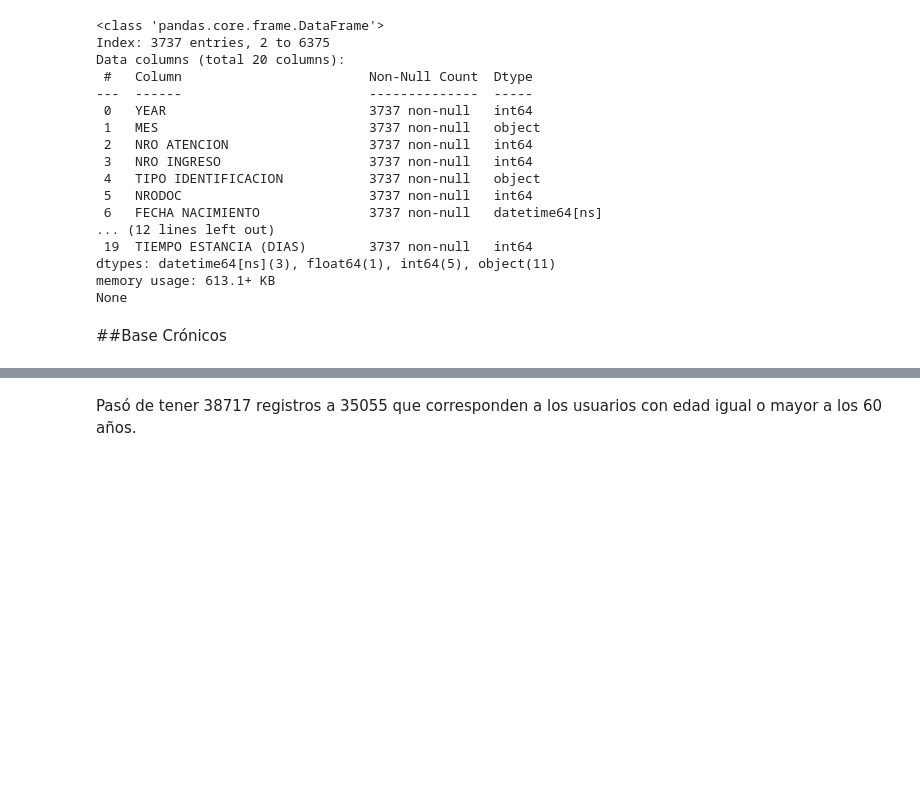
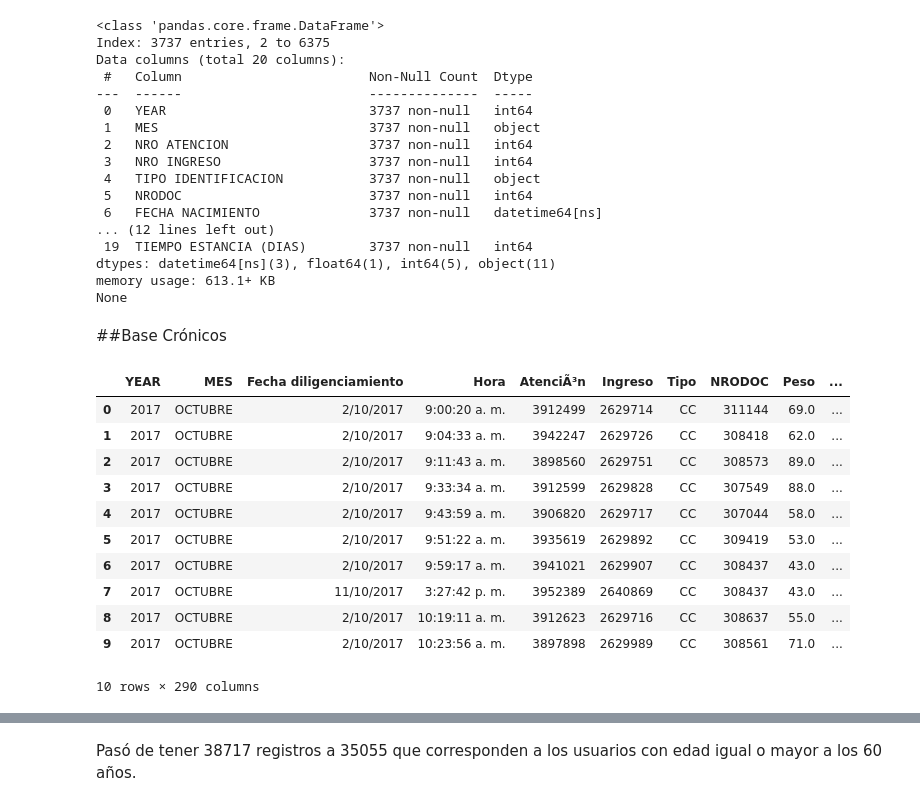
Before and after one commit to veronica1908/SALUD_E3_AIII, a Jupyter notebook: a_Preprocesamiento_y_analisis_exploratorio.ipynb, the cells around one changed output, grey strips where cells are left out. Drawn from its saved outputs; the diff is of its cells as text; code cells hidden in the pictures; blank space fills up the shorter version.

```diff
--- a/a_Preprocesamiento_y_analisis_exploratorio.ipynb
+++ b/a_Preprocesamiento_y_analisis_exploratorio.ipynb
@@ -295,3 +295,19 @@ memory usage: 613.1+ KB
 None
 # %% [markdown]
 ##Base Crónicos
+# %%
+# Analizamos que hay en la base de datos.
+df_cronicos.head(10)
+# %% [output]
+|  | YEAR | MES | Fecha diligenciamiento | Hora | AtenciÃ³n | Ingreso | Tipo | NRODOC | Peso | ... |
+| 0 | 2017 | OCTUBRE | 2/10/2017 | 9:00:20 a. m. | 3912499 | 2629714 | CC | 311144 | 69.0 | ... |
+| 1 | 2017 | OCTUBRE | 2/10/2017 | 9:04:33 a. m. | 3942247 | 2629726 | CC | 308418 | 62.0 | ... |
+| 2 | 2017 | OCTUBRE | 2/10/2017 | 9:11:43 a. m. | 3898560 | 2629751 | CC | 308573 | 89.0 | ... |
+| 3 | 2017 | OCTUBRE | 2/10/2017 | 9:33:34 a. m. | 3912599 | 2629828 | CC | 307549 | 88.0 | ... |
+| 4 | 2017 | OCTUBRE | 2/10/2017 | 9:43:59 a. m. | 3906820 | 2629717 | CC | 307044 | 58.0 | ... |
+| 5 | 2017 | OCTUBRE | 2/10/2017 | 9:51:22 a. m. | 3935619 | 2629892 | CC | 309419 | 53.0 | ... |
+| 6 | 2017 | OCTUBRE | 2/10/2017 | 9:59:17 a. m. | 3941021 | 2629907 | CC | 308437 | 43.0 | ... |
+| 7 | 2017 | OCTUBRE | 11/10/2017 | 3:27:42 p. m. | 3952389 | 2640869 | CC | 308437 | 43.0 | ... |
+| 8 | 2017 | OCTUBRE | 2/10/2017 | 10:19:11 a. m. | 3912623 | 2629716 | CC | 308637 | 55.0 | ... |
+| 9 | 2017 | OCTUBRE | 2/10/2017 | 10:23:56 a. m. | 3897898 | 2629989 | CC | 308561 | 71.0 | ... |
+10 rows × 290 columns
```
Also changed, not shown: parts of 22 cells of this notebook.
